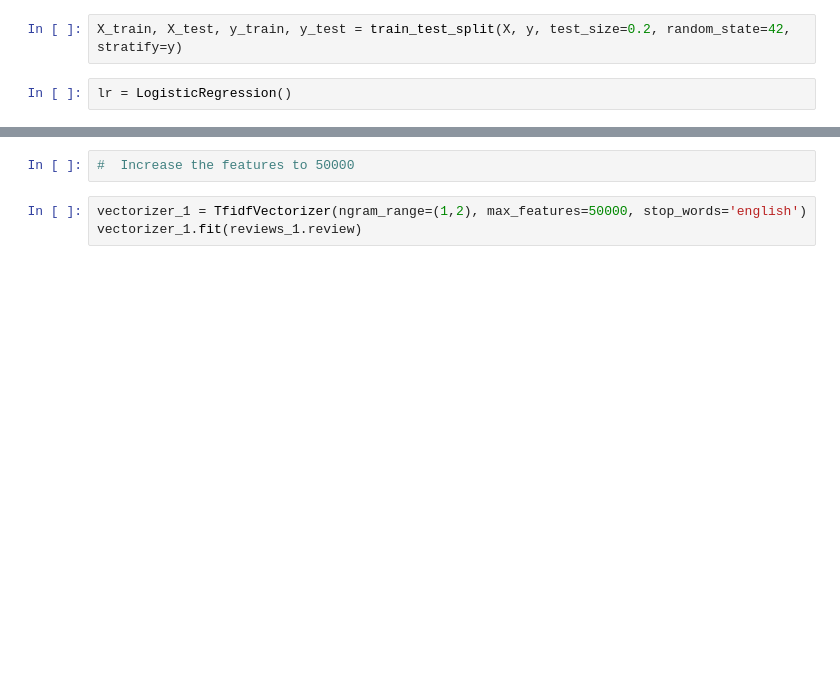
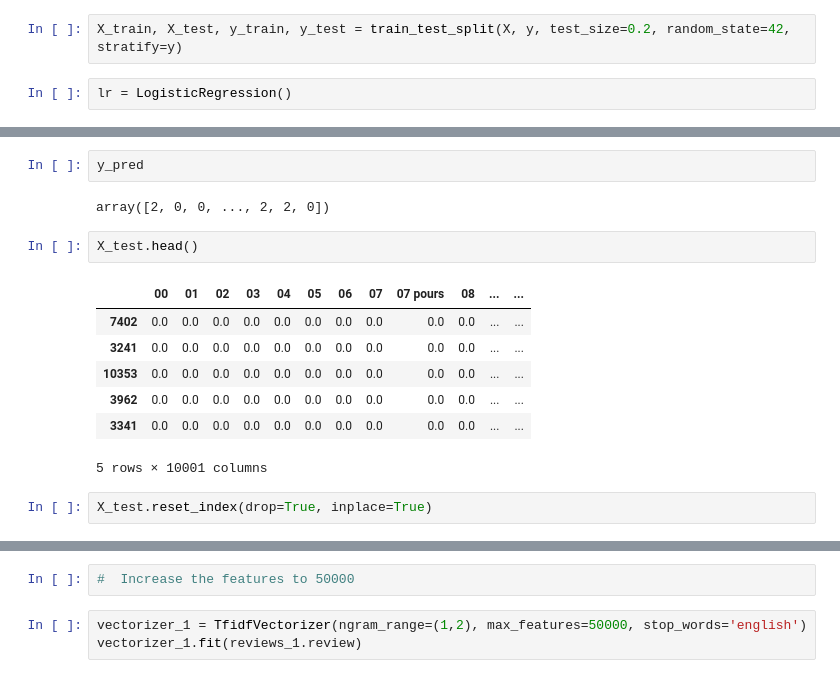
Before and after one commit to saurin33/final_project, a Jupyter notebook: sentiment_analysis.ipynb, the cells around one changed output, grey strips where cells are left out. Cells and saved outputs as stored; diff of their text form; blank space fills up the shorter version.

```diff
--- a/sentiment_analysis.ipynb
+++ b/sentiment_analysis.ipynb
@@ -493,0 +552,16 @@ Confusion Matrix:
+# %%
+y_pred
+# %% [output]
+array([2, 0, 0, ..., 2, 2, 0])
+# %%
+X_test.head()
+# %% [output]
+|  | 00 | 01 | 02 | 03 | 04 | 05 | 06 | 07 | 07 pours | 08 | ... | ... |
+| 7402 | 0.0 | 0.0 | 0.0 | 0.0 | 0.0 | 0.0 | 0.0 | 0.0 | 0.0 | 0.0 | ... | ... |
+| 3241 | 0.0 | 0.0 | 0.0 | 0.0 | 0.0 | 0.0 | 0.0 | 0.0 | 0.0 | 0.0 | ... | ... |
+| 10353 | 0.0 | 0.0 | 0.0 | 0.0 | 0.0 | 0.0 | 0.0 | 0.0 | 0.0 | 0.0 | ... | ... |
+| 3962 | 0.0 | 0.0 | 0.0 | 0.0 | 0.0 | 0.0 | 0.0 | 0.0 | 0.0 | 0.0 | ... | ... |
+| 3341 | 0.0 | 0.0 | 0.0 | 0.0 | 0.0 | 0.0 | 0.0 | 0.0 | 0.0 | 0.0 | ... | ... |
+5 rows × 10001 columns
+# %%
+X_test.reset_index(drop=True, inplace=True)
```
Also changed, not shown: parts of 56 cells of this notebook.
